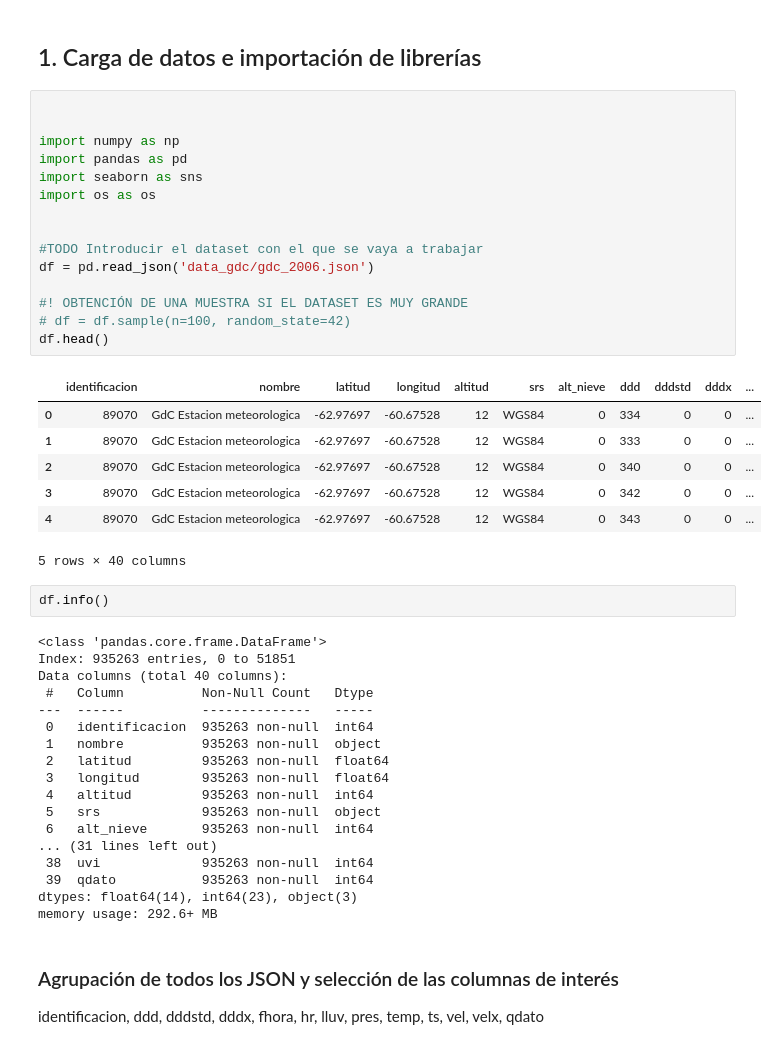
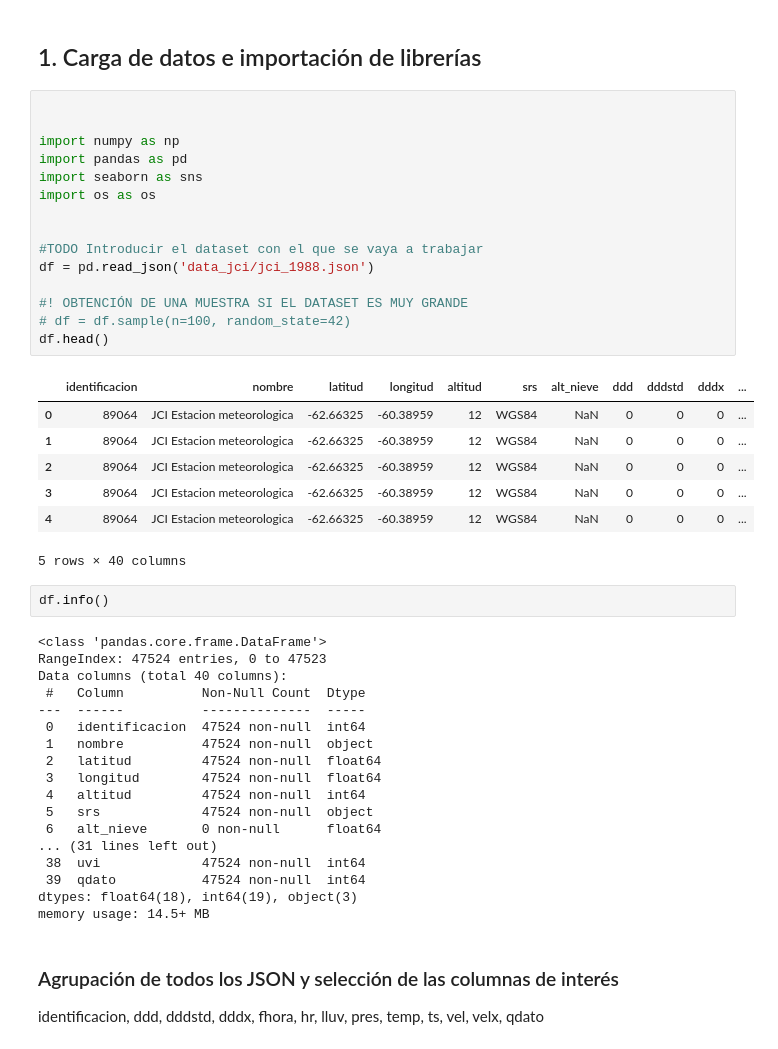
Before and after one commit to fjzamora93/AemetAntartida, a Jupyter notebook: clean_data.ipynb, the cells around one changed output. Cells and saved outputs as stored; diff of their text form.

```diff
--- a/clean_data.ipynb
+++ b/clean_data.ipynb
@@ -23,46 +23,46 @@ Requirement already satisfied: six>=1.5 in c:\users\administrador.crisasusestudi
 # %%
 
 
 import numpy as np
 import pandas as pd
 import seaborn as sns
 import os as os
 
 
 #TODO Introducir el dataset con el que se vaya a trabajar
-df = pd.read_json('data_gdc/gdc_2006.json')
+df = pd.read_json('data_jci/jci_1988.json')
 
 #! OBTENCIÓN DE UNA MUESTRA SI EL DATASET ES MUY GRANDE
 # df = df.sample(n=100, random_state=42)
 df.head()
 # %% [output]
 |  | identificacion | nombre | latitud | longitud | altitud | srs | alt_nieve | ddd | dddstd | dddx | ... |
-| 0 | 89070 | GdC Estacion meteorologica | -62.97697 | -60.67528 | 12 | WGS84 | 0 | 334 | 0 | 0 | ... |
-| 1 | 89070 | GdC Estacion meteorologica | -62.97697 | -60.67528 | 12 | WGS84 | 0 | 333 | 0 | 0 | ... |
-| 2 | 89070 | GdC Estacion meteorologica | -62.97697 | -60.67528 | 12 | WGS84 | 0 | 340 | 0 | 0 | ... |
-| 3 | 89070 | GdC Estacion meteorologica | -62.97697 | -60.67528 | 12 | WGS84 | 0 | 342 | 0 | 0 | ... |
-| 4 | 89070 | GdC Estacion meteorologica | -62.97697 | -60.67528 | 12 | WGS84 | 0 | 343 | 0 | 0 | ... |
+| 0 | 89064 | JCI Estacion meteorologica | -62.66325 | -60.38959 | 12 | WGS84 | NaN | 0 | 0 | 0 | ... |
+| 1 | 89064 | JCI Estacion meteorologica | -62.66325 | -60.38959 | 12 | WGS84 | NaN | 0 | 0 | 0 | ... |
+| 2 | 89064 | JCI Estacion meteorologica | -62.66325 | -60.38959 | 12 | WGS84 | NaN | 0 | 0 | 0 | ... |
+| 3 | 89064 | JCI Estacion meteorologica | -62.66325 | -60.38959 | 12 | WGS84 | NaN | 0 | 0 | 0 | ... |
+| 4 | 89064 | JCI Estacion meteorologica | -62.66325 | -60.38959 | 12 | WGS84 | NaN | 0 | 0 | 0 | ... |
 5 rows × 40 columns
 # %%
 df.info()
 # %% [output]
 <class 'pandas.core.frame.DataFrame'>
-Index: 935263 entries, 0 to 51851
+RangeIndex: 47524 entries, 0 to 47523
 Data columns (total 40 columns):
- #   Column          Non-Null Count   Dtype
----  ------          --------------   -----
- 0   identificacion  935263 non-null  int64
- 1   nombre          935263 non-null  object
- 2   latitud         935263 non-null  float64
- 3   longitud        935263 non-null  float64
- 4   altitud         935263 non-null  int64
- 5   srs             935263 non-null  object
- 6   alt_nieve       935263 non-null  int64
+ #   Column          Non-Null Count  Dtype
+---  ------          --------------  -----
+ 0   identificacion  47524 non-null  int64
+ 1   nombre          47524 non-null  object
+ 2   latitud         47524 non-null  float64
+ 3   longitud        47524 non-null  float64
+ 4   altitud         47524 non-null  int64
+ 5   srs             47524 non-null  object
+ 6   alt_nieve       0 non-null      float64
 ... (31 lines left out)
- 38  uvi             935263 non-null  int64
- 39  qdato           935263 non-null  int64
-dtypes: float64(14), int64(23), object(3)
-memory usage: 292.6+ MB
+ 38  uvi             47524 non-null  int64
+ 39  qdato           47524 non-null  int64
+dtypes: float64(18), int64(19), object(3)
+memory usage: 14.5+ MB
 # %% [markdown]
 ### Agrupación de todos los JSON y selección de las columnas de interés
 identificacion, ddd, dddstd, dddx, fhora, hr, lluv, pres, temp, ts, vel, velx, qdato
```
Also changed, not shown: parts of 3 cells of this notebook, 6 other files.
